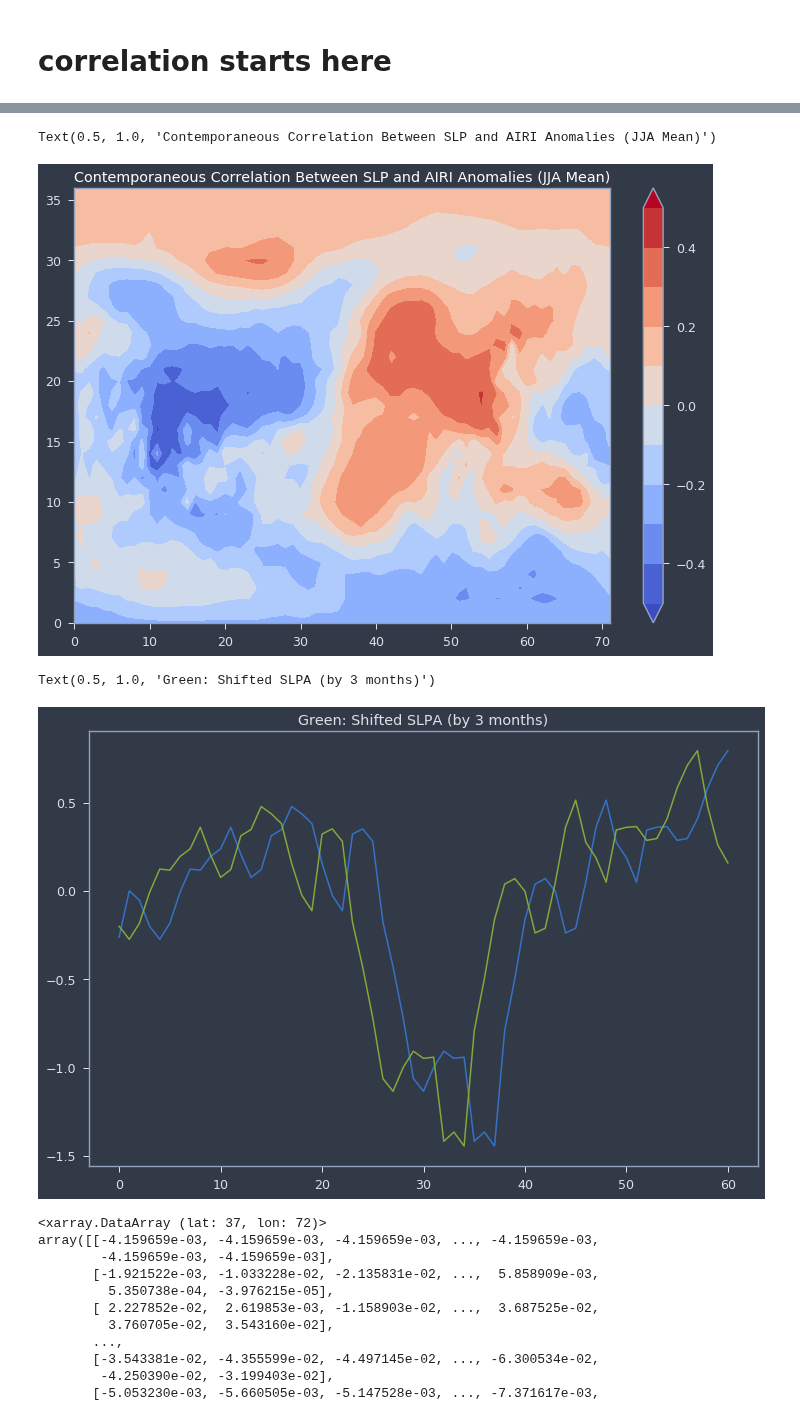
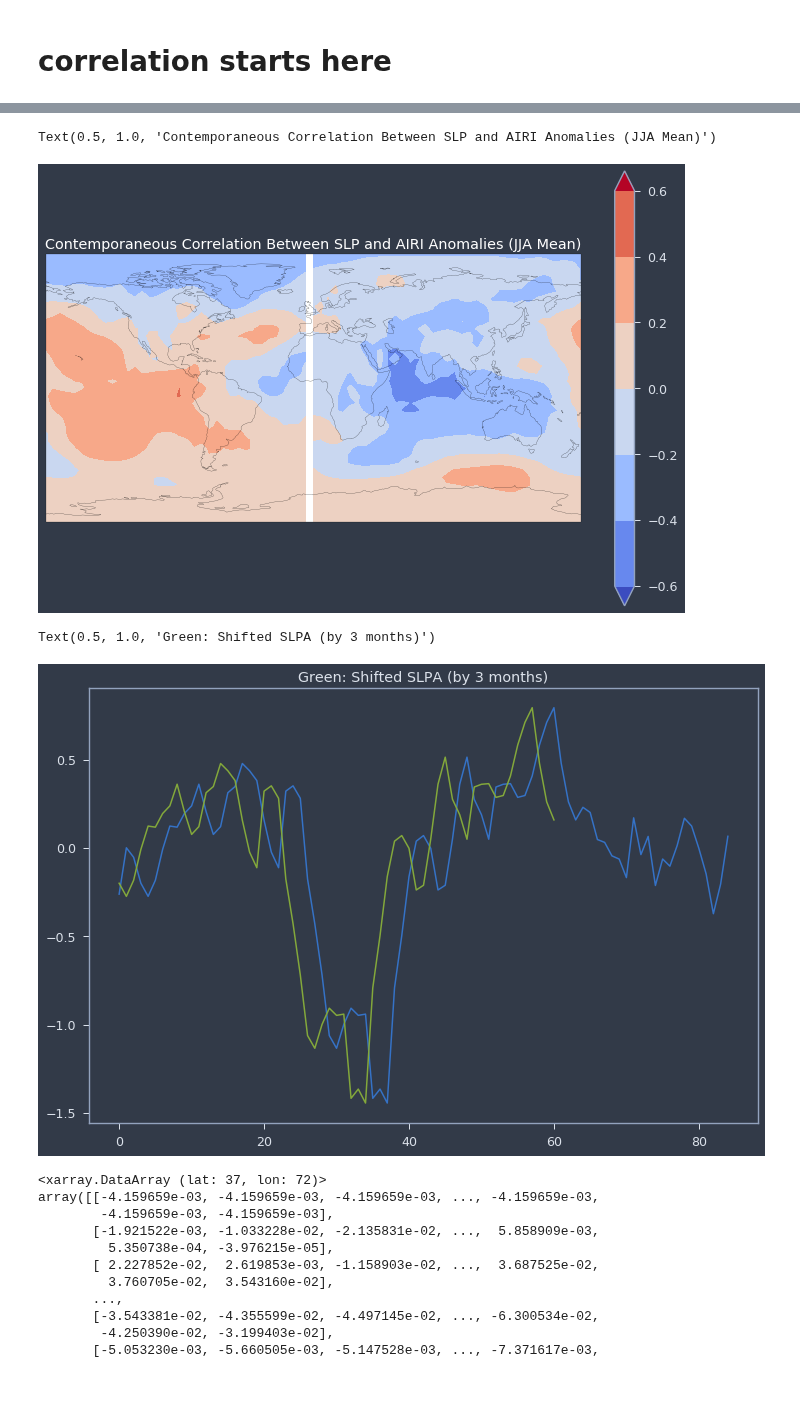
Before and after one commit to medhap02/AllIndiaRainfall, a Jupyter notebook: src/SLPcorrelations.ipynb, the cells around one changed output, grey strips where cells are left out. Saved outputs shown, nothing was run; the diff lists cells and outputs as text; code cells hidden in the pictures; blank space fills up the shorter version.

```diff
--- a/src/SLPcorrelations.ipynb
+++ b/src/SLPcorrelations.ipynb
@@ -180,24 +213,27 @@ precipa_jja = precipa_seasonal[julys]
 slp_jja_r = correlation(slpa_jja,precipa_jja,dims='time')
 # %%
 #Plot JJA correlation
+ax = plt.axes(projection=ccrs.PlateCarree())
 lev = np.linspace(-.5, .5, 11, endpoint=True)
-plt.contourf(slp_jja_r,lev,cmap='coolwarm',extend='both')
-plt.colorbar()
+#plt.contourf(slp_jja_r,lev,cmap='coolwarm',extend='both')
+#plt.colorbar()
+slp_jja_r.plot.contourf(cmap='coolwarm', extend='both')
+ax.coastlines()
 plt.title('Contemporaneous Correlation Between SLP and AIRI Anomalies (JJA Mean)', color = 'white')
 # %% [output]
 Text(0.5, 1.0, 'Contemporaneous Correlation Between SLP and AIRI Anomalies (JJA Mean)')
-[figure, old version]
+[figure, new version]
 # %%
 #Try this with a lag of 3 months
 slpa_seasonal_3shift = slpa_seasonal.shift(time=-3)
 slpa_mam = slpa_seasonal_3shift[julys,:,:]
 # %%
-plt.plot(slpa_seasonal.sel(lon=270,lat=0,time=slice('1995-01-01','2000-01-01')))
+plt.plot(slpa_seasonal.sel(lon=270,lat=0,time=slice('1995-01-01','2002-01-01')))
 plt.plot(slpa_seasonal_3shift.sel(lon=270,lat=0,time=slice('1995-01-01','2000-01-01')))
 plt.title('Green: Shifted SLPA (by 3 months)')
 # %% [output]
 Text(0.5, 1.0, 'Green: Shifted SLPA (by 3 months)')
-[figure, old version]
+[figure, new version]
 # %%
 #Run correlation
 slp_mam_r = correlation(slpa_mam,precipa_jja,dims='time')
```
Also changed, not shown: parts of 9 cells of this notebook.
